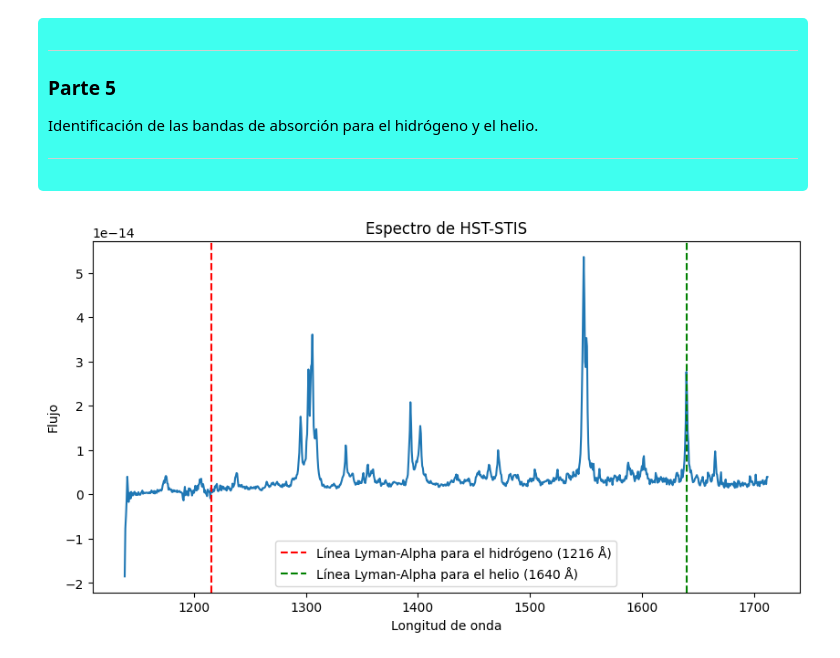
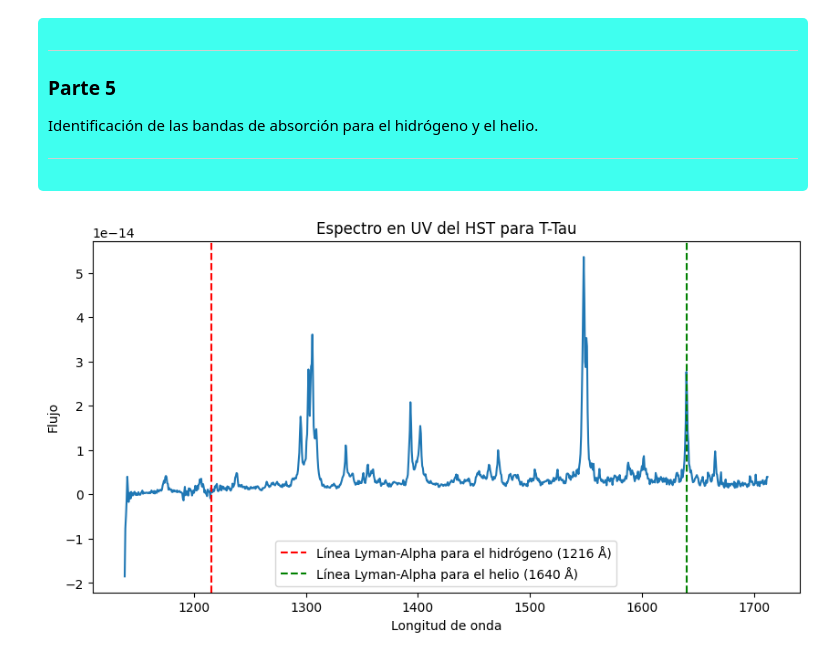
Before and after one commit to B-Namor/AtmosphericCharacterizationUsingFourierAnalisis, a Jupyter notebook: Proyecto.ipynb, the cells around one changed output. Cells and saved outputs as stored; diff of their text form; code cells hidden in the pictures.

```diff
--- a/Proyecto.ipynb
+++ b/Proyecto.ipynb
@@ -117,13 +158,13 @@ Identificación de las bandas de absorción para el hidrógeno y el helio.
 # %%
 # Se grafican los peaks
 plt.figure(figsize=(10,5))
 plt.plot(df['wavelength'], df['flux'])
 plt.xlabel("Longitud de onda")
 plt.ylabel("Flujo")
-plt.title("Espectro de HST-STIS")
+plt.title("Espectro en UV del HST para T-Tau")
 plt.axvline(x=1216, color="r", linestyle="--", label="Línea Lyman-Alpha para el hidrógeno (1216 Å)")
 plt.axvline(x=1640, color="g", linestyle="--", label="Línea Lyman-Alpha para el helio (1640 Å)")
 plt.legend()
 plt.show()
 # %% [output]
-[figure, old version]
+[figure, new version]
```
Also changed, not shown: parts of 15 cells of this notebook, 1 other file.
